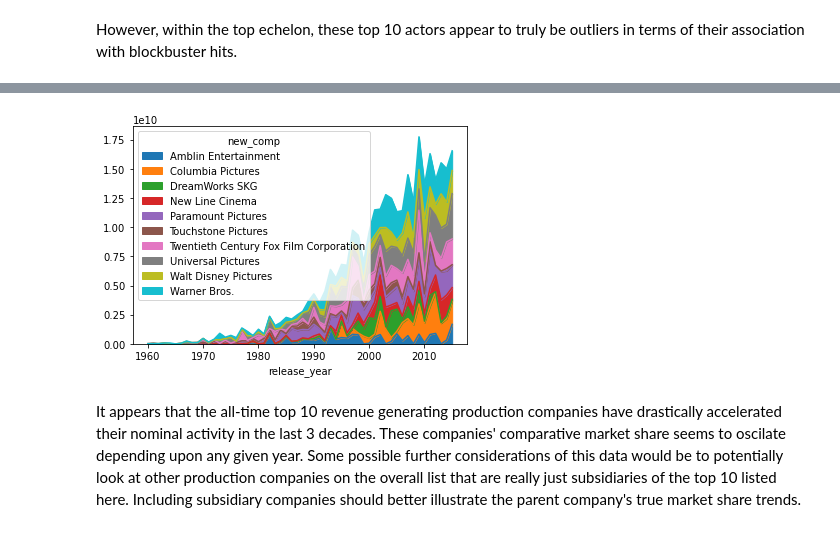
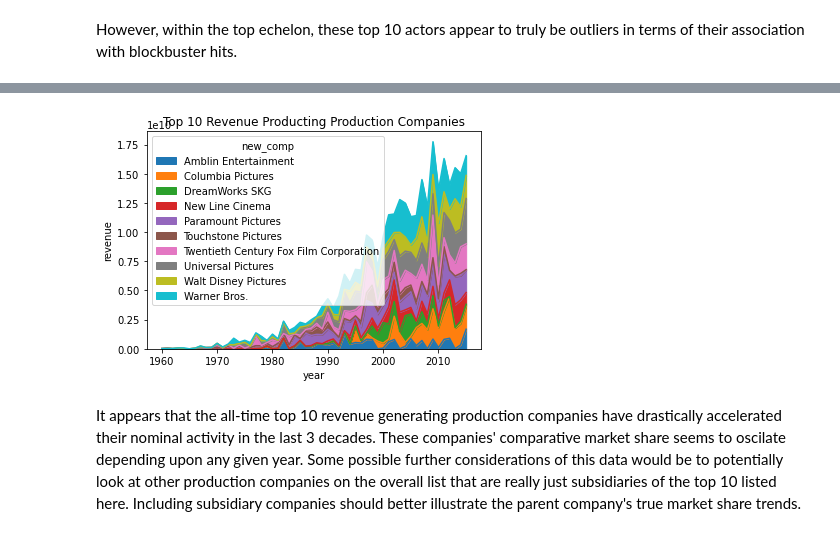
Before and after one commit to hedelman4/investdataset, a Jupyter notebook: movie_data.ipynb, the cells around one changed output, grey strips where cells are left out. Cells and saved outputs as stored; diff of their text form; code cells hidden in the pictures.

```diff
--- a/movie_data.ipynb
+++ b/movie_data.ipynb
@@ -230,6 +255,9 @@ Now to look at the third question considering revenue generated over time by var
 # %%
-df_comp_line.groupby(['release_year','new_comp'])['revenue'].sum().unstack().plot.area();
+df_comp_line.groupby(['release_year','new_comp'])['revenue'].sum().unstack().plot.area()
+plt.title("Top 10 Revenue Producting Production Companies")
+plt.xlabel("year")
+plt.ylabel("revenue");
 # %% [output]
-[figure, old version]
+[figure, new version]
 # %% [markdown]
 It appears that the all-time top 10 revenue generating production companies have drastically accelerated their nominal activity in the last 3 decades. These companies' comparative market share seems to oscilate depending upon any given year. Some possible further considerations of this data would be to potentially look at other production companies on the overall list that are really just subsidiaries of the top 10 listed here. Including subsidiary companies should better illustrate the parent company's true market share trends.
```
Also changed, not shown: parts of 21 cells of this notebook.
